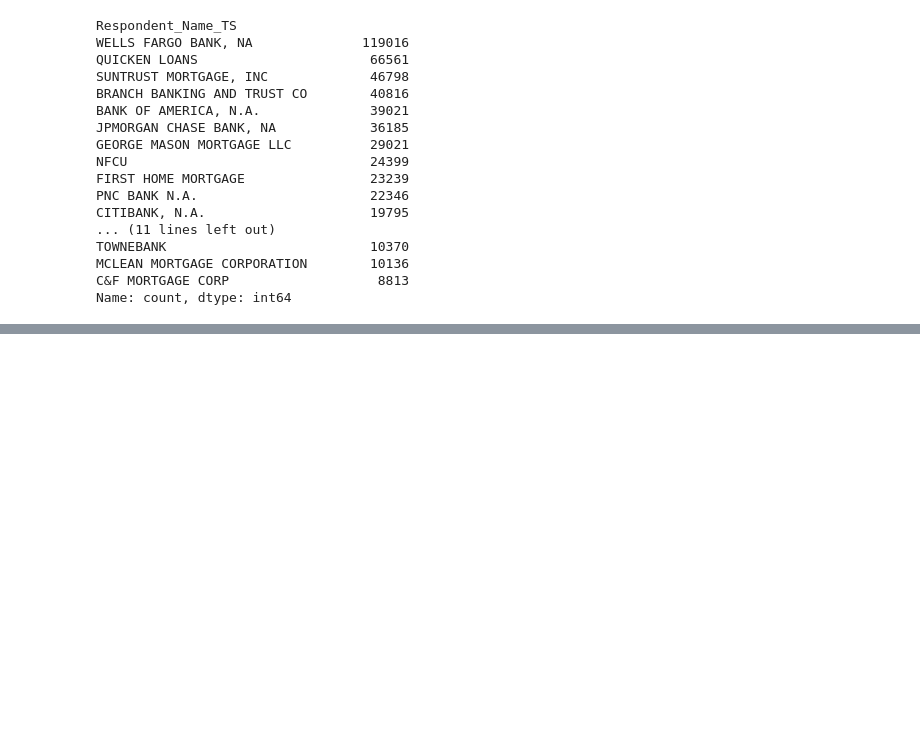
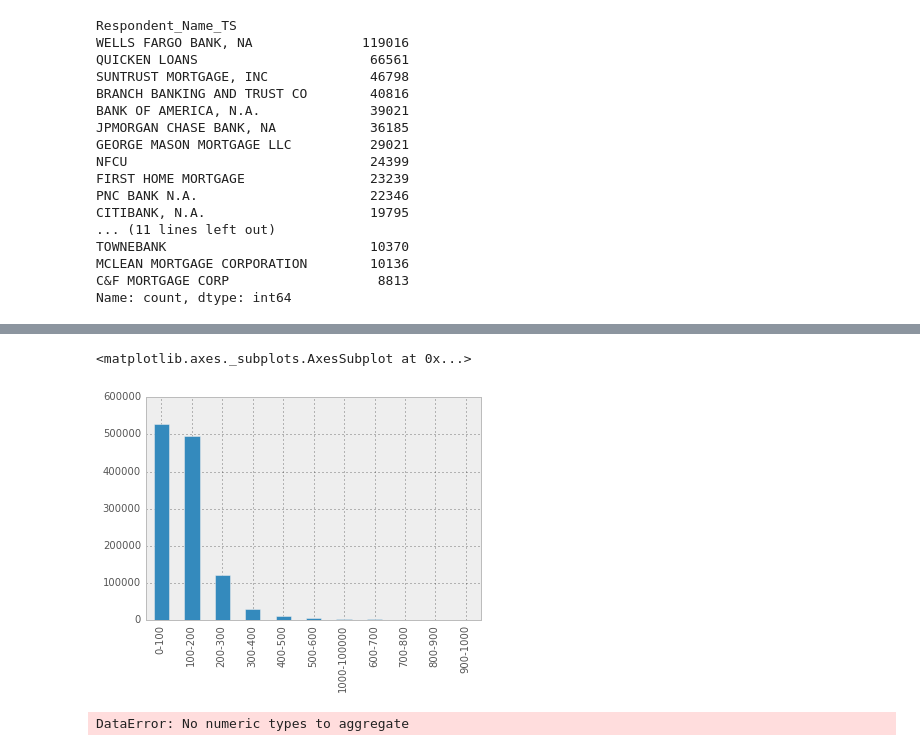
Before and after one commit to jainshubham/notebooks, a Jupyter notebook: Capital_One.ipynb, the cells around one changed output, grey strips where cells are left out. Saved outputs shown, nothing was run; the diff lists cells and outputs as text; code cells hidden in the pictures; blank space fills up the shorter version.

```diff
--- a/Capital_One.ipynb
+++ b/Capital_One.ipynb
@@ -125,0 +156,2 @@ Name: count, dtype: int64
+# %%
+data['Income_Family_Ratio'] = (data.Applicant_Income_000_int * 1000) / data.FFIEC_Median_Family_Income_int
@@ -125,0 +170,41 @@ Name: count, dtype: int64
+# %%
+def Income_Family_Ratio_bracket(row):
+    if row['Income_Family_Ratio'] < .1:
+        return '0-100'
+    elif row['Income_Family_Ratio'] < .5:
+        return '100-200'
+    elif row['Income_Family_Ratio'] < 1:
+        return '200-300'
+    elif row['Income_Family_Ratio'] < 1.5:
+        return '300-400'
+    elif row['Income_Family_Ratio'] < 2:
+        return '400-500'
+    elif row['Income_Family_Ratio'] < 5:
+        return '500-600'
+    elif row['Income_Family_Ratio'] < 7:
+        return '600-700'
+    elif row['Income_Family_Ratio'] < 8:
+        return '700-800'
+    elif row['Income_Family_Ratio'] < 9:
+        return '800-900'
+    elif row['Income_Family_Ratio'] < 10:
+        return '900-1000'
+    elif row['Income_Family_Ratio'] < 200:
+        return '1000-100000'
+    else:
+        return None
+
+data['Income_Family_Ratio_bracket'] = data.apply(lambda row: Income_Family_Ratio_bracket(row), axis=1)
+
+data['Income_Family_Ratio_bracket'].dropna().value_counts().plot(kind='bar')
+# %% [output]
+<matplotlib.axes._subplots.AxesSubplot at 0x...>
+[figure, added]
+# %%
+conforming_status_wize = data[['Loan_Purpose_Description', 'Income_Family_Ratio', 'As_of_Year']]
+conforming_status_wize_grouped = conforming_status_wize[conforming_status_wize.As_of_Year == 2012].groupby('Loan_Purpose_Description').Loan_Purpose_Description.agg(['count'])
+for year in [2012, 2013, 2014]:
+    conforming_status_wize_grouped[year] = conforming_status_wize[conforming_status_wize.As_of_Year == year].groupby('Loan_Purpose_Description').Loan_Purpose_Description.agg(['mean'])
+conforming_status_wize_grouped.drop(conforming_status_wize_grouped.columns[[0]], axis=1).plot(kind='bar')
+# %% [output]
+DataError: No numeric types to aggregate
```
Also changed, not shown: parts of 7 cells of this notebook.
